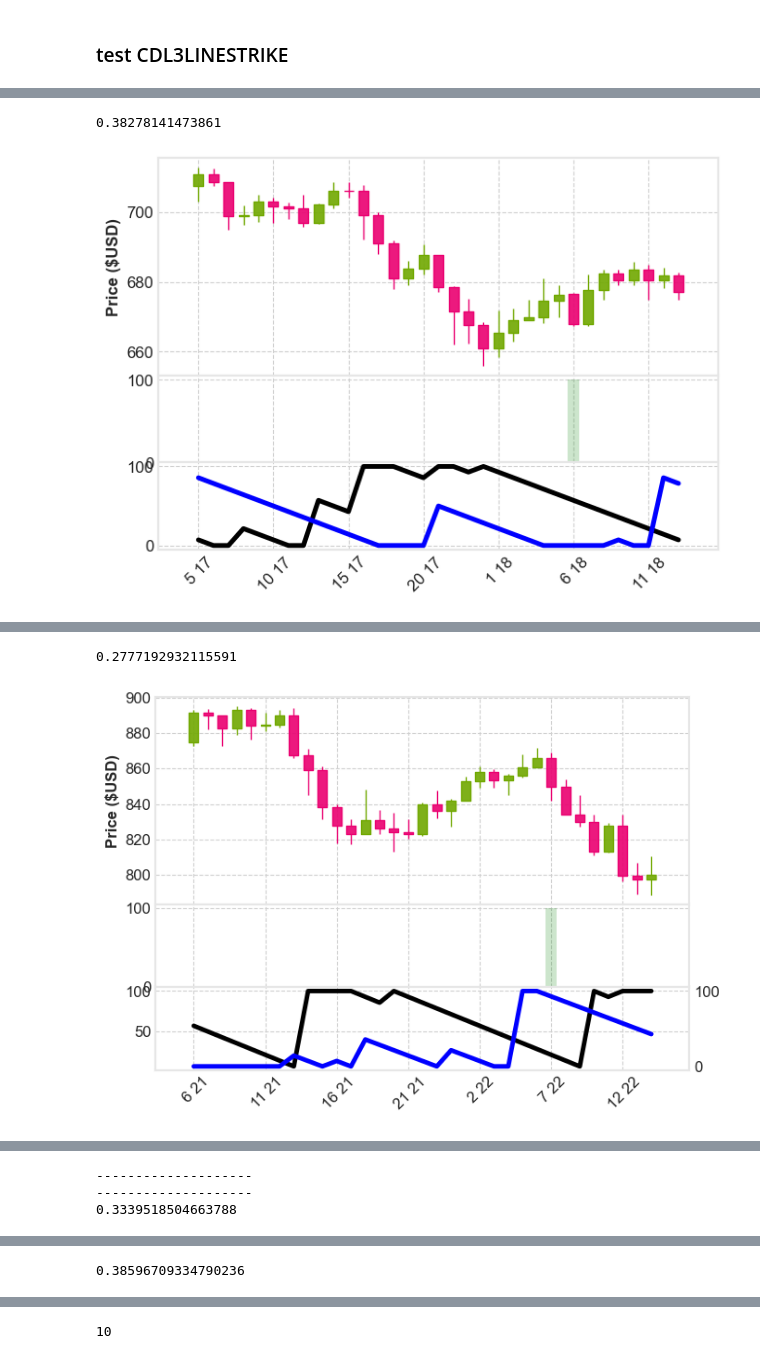
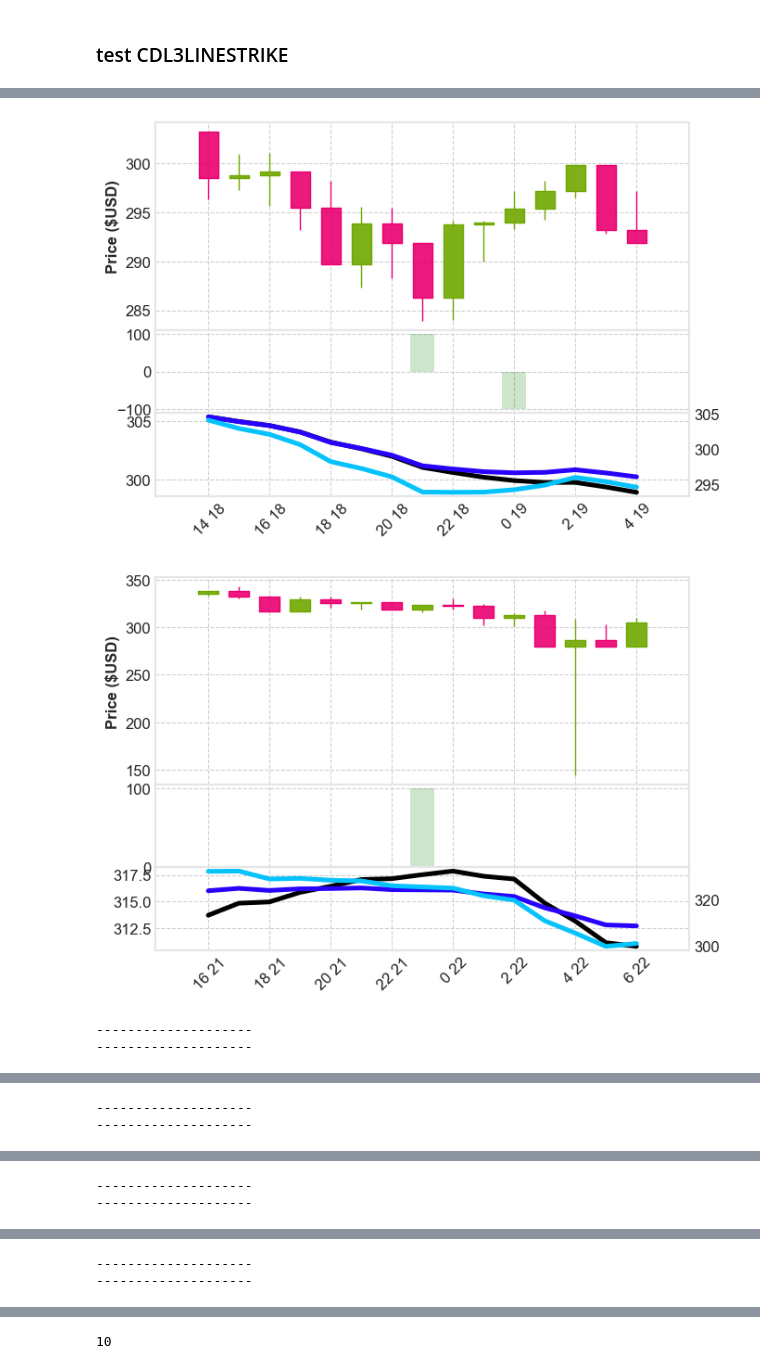
Before and after one commit to AshrafAlroomi/Crypto, a Jupyter notebook: notebooks/pattern_tests.ipynb, the cells around one changed output, grey strips where cells are left out. Saved outputs shown, nothing was run; the diff lists cells and outputs as text; code cells hidden in the pictures.

```diff
--- a/notebooks/pattern_tests.ipynb
+++ b/notebooks/pattern_tests.ipynb
@@ -128,7 +128,7 @@ True pct =  0.5
 # %% [markdown]
 ### test CDL3LINESTRIKE
 # %%
-pettern = "CDL3LINESTRIKE"
+pettern = "CDLHIKKAKE" #0.3050605844618674
 # %%
 from talib import *
 import numpy as np
@@ -163,29 +165,31 @@ data.head()
 # %%
 idxs_true = data[f"{pettern}_test"].loc[lambda x:x==True].index
 idxs_false = data[f"{pettern}_test"].loc[lambda x:x==False].index
 for i in range(10):
     idx_true = idxs_true[i]
     idx_false = idxs_false[i]
 
     for dt in [idx_true,idx_false]:
-        sub = data.loc[dt-25: dt+7]
+        sub = data.loc[dt-7: dt+7]
         sub.set_index("date",inplace=True)
-        print(volatility(sub,"adx_7"))
-        ap = [mpf.make_addplot(sub[len(test_t)pettern],type='bar',alpha=0.2,color="green",panel=1),
-              mpf.make_addplot(sub.aroondown,type='line',alpha=1,color="black",panel=2),
-              mpf.make_addplot(sub.aroonup,type='line',alpha=1,color="blue",panel=2),]
+        ap = [mpf.make_addplot(sub[pettern],type='bar',alpha=0.2,color="green",panel=1),
+              mpf.make_addplot(sub.ema_1,type='line',alpha=1,color="black",panel=2),
+              mpf.make_addplot(sub.ema_2,type='line',alpha=1,color="#2803fc",panel=2),
+             mpf.make_addplot(sub.ema_3,type='line',alpha=1,color="#03c2fc",panel=2),]
 
         mpf.plot(sub,
                  type='candle',
                  addplot=ap,
                  volume=False,
                  ylabel='Price ($USD)',
                  style='binance',
                 datetime_format=' %-H %d',
                 )
 
     print("-"*20)
     print("-"*20)
 # %% [output]
+[figure, new version]
+[figure, new version]
-0.38278141473861
+--------------------
+--------------------
-[figure, old version]
@@ -192,2 +198,2 @@ for i in range(10):
-0.2777192932115591
+--------------------
+--------------------
-[figure, old version]
@@ -194,3 +202,2 @@ for i in range(10):
 --------------------
 --------------------
-0.3339518504663788
@@ -198 +206,2 @@ for i in range(10):
-0.38596709334790236
+--------------------
+--------------------
```
Also changed, not shown: parts of 10 cells of this notebook, 5 other files.
